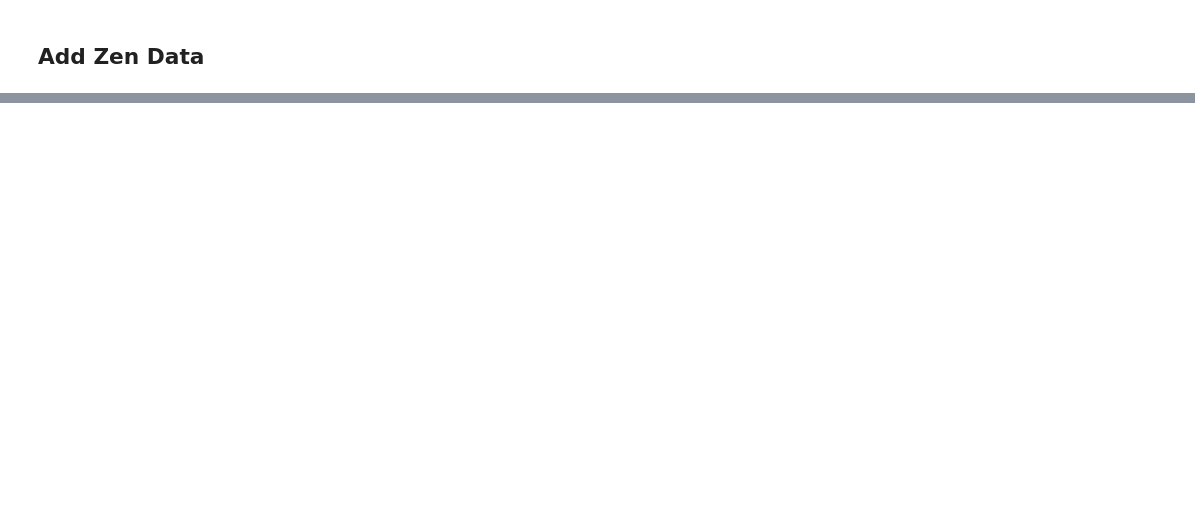
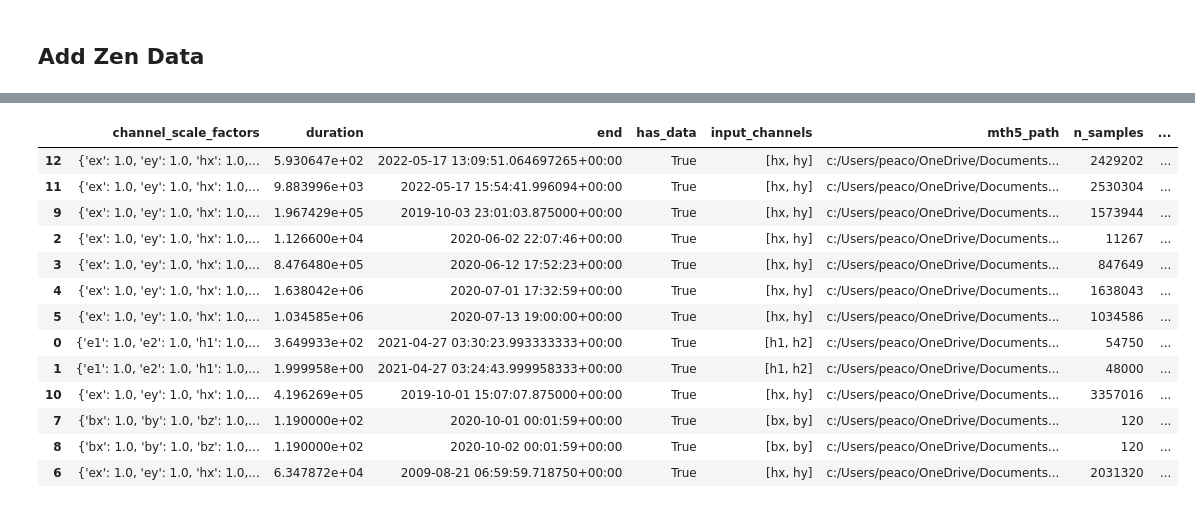
Before and after one commit to kujaku11/mth5, a Jupyter notebook: docs/examples/notebooks/make_mth5_all.ipynb, the cells around one changed output, grey strips where cells are left out. Drawn from its saved outputs; the diff is of its cells as text; code cells hidden in the pictures; blank space fills up the shorter version.

```diff
--- a/docs/examples/notebooks/make_mth5_all.ipynb
+++ b/docs/examples/notebooks/make_mth5_all.ipynb
@@ -142,0 +197,17 @@ mth5_path = MakeMTH5.from_zen(
+# %%
+display(run_df)
+# %% [output]
+|  | channel_scale_factors | duration | end | has_data | input_channels | mth5_path | n_samples | ... |
+| 12 | {'ex': 1.0, 'ey': 1.0, 'hx': 1.0,... | 5.930647e+02 | 2022-05-17 13:09:51.064697265+00:00 | True | [hx, hy] | c:/Users/peaco/OneDrive/Documents... | 2429202 | ... |
+| 11 | {'ex': 1.0, 'ey': 1.0, 'hx': 1.0,... | 9.883996e+03 | 2022-05-17 15:54:41.996094+00:00 | True | [hx, hy] | c:/Users/peaco/OneDrive/Documents... | 2530304 | ... |
+| 9 | {'ex': 1.0, 'ey': 1.0, 'hx': 1.0,... | 1.967429e+05 | 2019-10-03 23:01:03.875000+00:00 | True | [hx, hy] | c:/Users/peaco/OneDrive/Documents... | 1573944 | ... |
+| 2 | {'ex': 1.0, 'ey': 1.0, 'hx': 1.0,... | 1.126600e+04 | 2020-06-02 22:07:46+00:00 | True | [hx, hy] | c:/Users/peaco/OneDrive/Documents... | 11267 | ... |
+| 3 | {'ex': 1.0, 'ey': 1.0, 'hx': 1.0,... | 8.476480e+05 | 2020-06-12 17:52:23+00:00 | True | [hx, hy] | c:/Users/peaco/OneDrive/Documents... | 847649 | ... |
+| 4 | {'ex': 1.0, 'ey': 1.0, 'hx': 1.0,... | 1.638042e+06 | 2020-07-01 17:32:59+00:00 | True | [hx, hy] | c:/Users/peaco/OneDrive/Documents... | 1638043 | ... |
+| 5 | {'ex': 1.0, 'ey': 1.0, 'hx': 1.0,... | 1.034585e+06 | 2020-07-13 19:00:00+00:00 | True | [hx, hy] | c:/Users/peaco/OneDrive/Documents... | 1034586 | ... |
+| 0 | {'e1': 1.0, 'e2': 1.0, 'h1': 1.0,... | 3.649933e+02 | 2021-04-27 03:30:23.993333333+00:00 | True | [h1, h2] | c:/Users/peaco/OneDrive/Documents... | 54750 | ... |
+| 1 | {'e1': 1.0, 'e2': 1.0, 'h1': 1.0,... | 1.999958e+00 | 2021-04-27 03:24:43.999958333+00:00 | True | [h1, h2] | c:/Users/peaco/OneDrive/Documents... | 48000 | ... |
+| 10 | {'ex': 1.0, 'ey': 1.0, 'hx': 1.0,... | 4.196269e+05 | 2019-10-01 15:07:07.875000+00:00 | True | [hx, hy] | c:/Users/peaco/OneDrive/Documents... | 3357016 | ... |
+| 7 | {'bx': 1.0, 'by': 1.0, 'bz': 1.0,... | 1.190000e+02 | 2020-10-01 00:01:59+00:00 | True | [bx, by] | c:/Users/peaco/OneDrive/Documents... | 120 | ... |
+| 8 | {'bx': 1.0, 'by': 1.0, 'bz': 1.0,... | 1.190000e+02 | 2020-10-02 00:01:59+00:00 | True | [bx, by] | c:/Users/peaco/OneDrive/Documents... | 120 | ... |
+| 6 | {'ex': 1.0, 'ey': 1.0, 'hx': 1.0,... | 6.347872e+04 | 2009-08-21 06:59:59.718750+00:00 | True | [hx, hy] | c:/Users/peaco/OneDrive/Documents... | 2031320 | ... |
```
Also changed, not shown: parts of 11 cells of this notebook.
